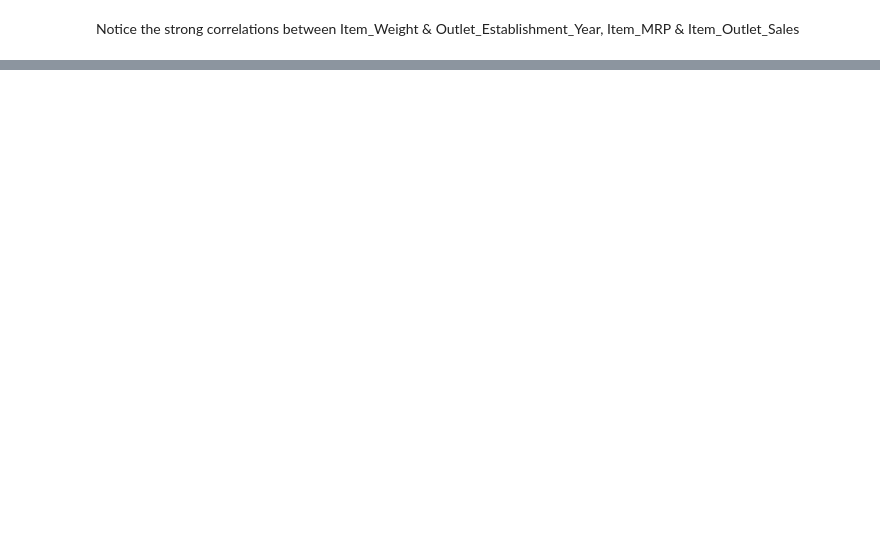
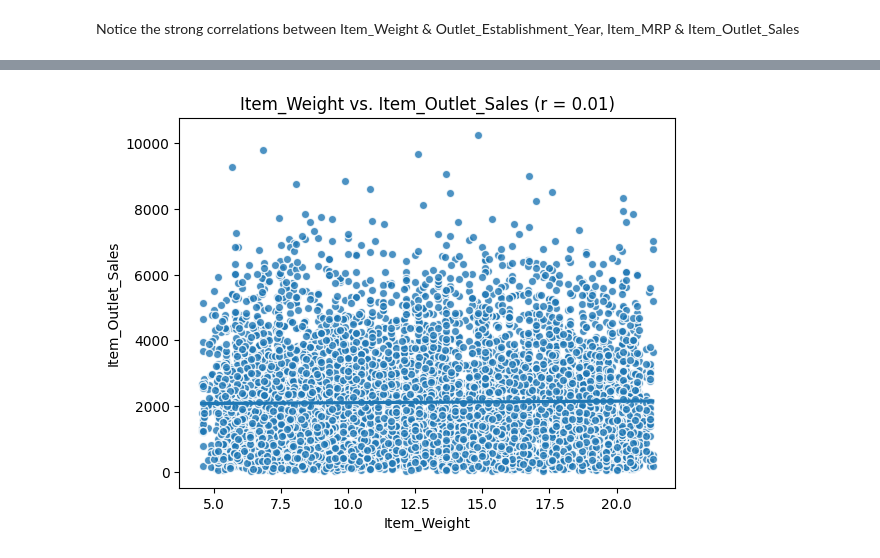
Before and after one commit to amd3897/Prediction-of-Product-Sales, a Jupyter notebook: Prediction_of_product_sales.ipynb, the cells around one changed output, grey strips where cells are left out. Saved outputs shown, nothing was run; the diff lists cells and outputs as text; code cells hidden in the pictures; blank space fills up the shorter version.

```diff
--- a/Prediction_of_product_sales.ipynb
+++ b/Prediction_of_product_sales.ipynb
@@ -278,0 +315,12 @@ Notice the strong correlations between Item_Weight & Outlet_Establishment_Year,
+# %%
+# numeric vs target
+def numeric_vs_target(df, x, y='Item_Outlet_Sales', **kwargs):
+  corr = df[[x,y]].corr().round(2) # Calculate the correlation
+  r = corr.loc[x,y]
+  # Plot the data
+  fig, ax = plt.subplots()
+  scatter_kws={'ec':'white','lw':1,'alpha':0.8}
+  sns.regplot(data=df, x=x, y=y, ax=ax, scatter_kws=scatter_kws, **kwargs)
+  ax.set_title(f"{x} vs. {y} (r = {r})") # Tilte
+  plt.show()
+  return fig, ax
@@ -278,0 +346,4 @@ Notice the strong correlations between Item_Weight & Outlet_Establishment_Year,
+# %%
+numeric_vs_target(df, x='Item_Weight');
+# %% [output]
+[figure, added]
```
Also changed, not shown: parts of 66 cells of this notebook.
